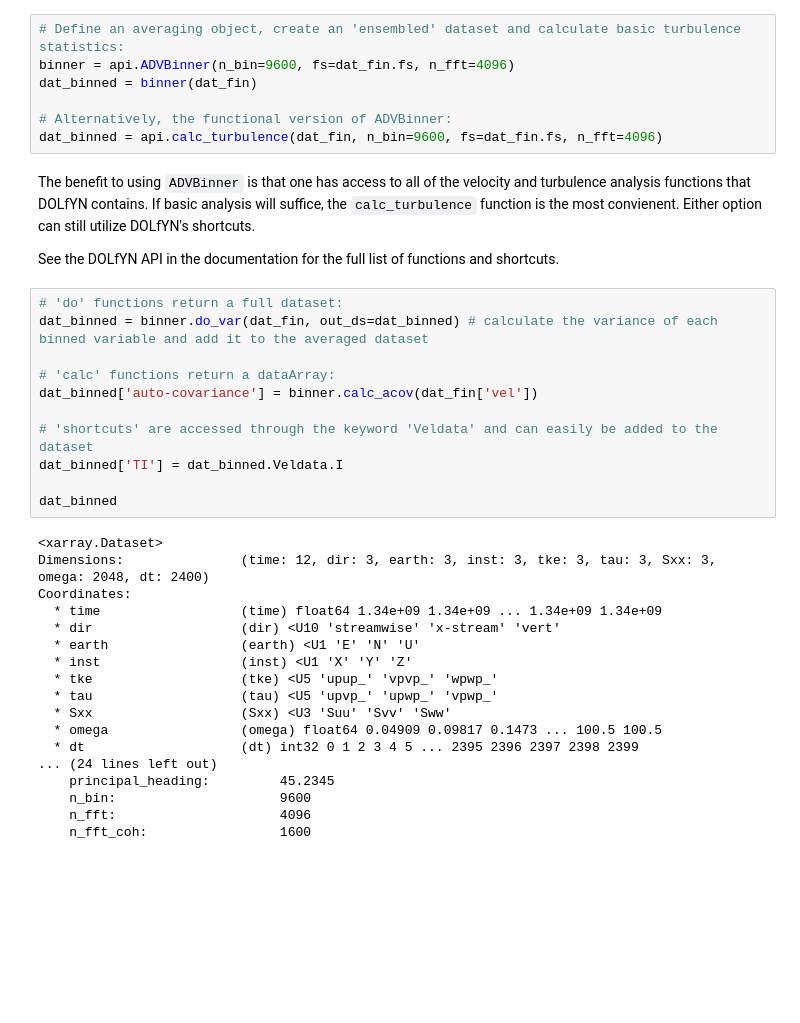
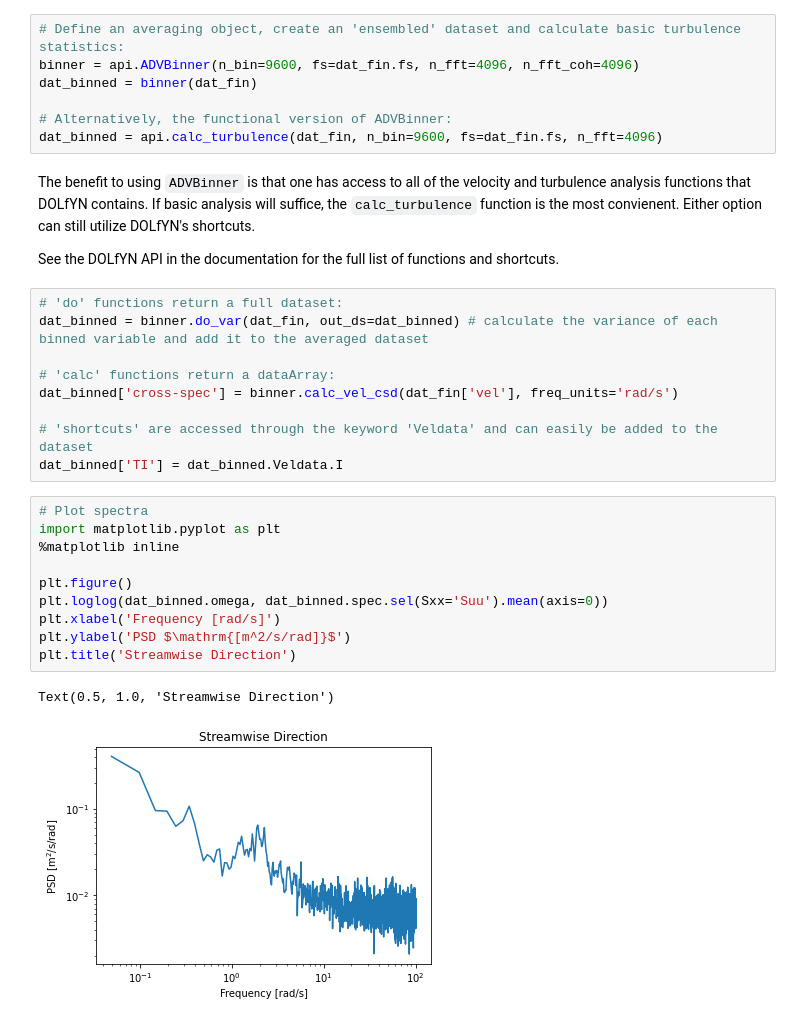
Before and after one commit to lkilcher/dolfyn, a Jupyter notebook: docs/ADV_Example.ipynb, the cells around one changed output. Saved outputs shown, nothing was run; the diff lists cells and outputs as text; blank space fills up the shorter version.

```diff
--- a/docs/ADV_Example.ipynb
+++ b/docs/ADV_Example.ipynb
@@ -86,7 +86,7 @@ dat_fin = dlfn.rotate2(dat_earth, 'principal')
 The next step in ADV analysis is to average the velocity data into time bins (ensembles). There are a couple ways to do this.
 # %%
 # Define an averaging object, create an 'ensembled' dataset and calculate basic turbulence statistics:
-binner = api.ADVBinner(n_bin=9600, fs=dat_fin.fs, n_fft=4096)
+binner = api.ADVBinner(n_bin=9600, fs=dat_fin.fs, n_fft=4096, n_fft_coh=4096)
 dat_binned = binner(dat_fin)
 
 # Alternatively, the functional version of ADVBinner:
@@ -100,27 +100,20 @@ See the DOLfYN API in the documentation for the full list of functions and short
 dat_binned = binner.do_var(dat_fin, out_ds=dat_binned) # calculate the variance of each binned variable and add it to the averaged dataset
 
 # 'calc' functions return a dataArray:
-dat_binned['auto-covariance'] = binner.calc_acov(dat_fin['vel'])
+dat_binned['cross-spec'] = binner.calc_vel_csd(dat_fin['vel'], freq_units='rad/s')
 
 # 'shortcuts' are accessed through the keyword 'Veldata' and can easily be added to the dataset
 dat_binned['TI'] = dat_binned.Veldata.I
-
-dat_binned
-# %% [output]
-<xarray.Dataset>
-Dimensions:               (time: 12, dir: 3, earth: 3, inst: 3, tke: 3, tau: 3, Sxx: 3, omega: 2048, dt: 2400)
-Coordinates:
-  * time                  (time) float64 1.34e+09 1.34e+09 ... 1.34e+09 1.34e+09
-  * dir                   (dir) <U10 'streamwise' 'x-stream' 'vert'
-  * earth                 (earth) <U1 'E' 'N' 'U'
-  * inst                  (inst) <U1 'X' 'Y' 'Z'
-  * tke                   (tke) <U5 'upup_' 'vpvp_' 'wpwp_'
-  * tau                   (tau) <U5 'upvp_' 'upwp_' 'vpwp_'
-  * Sxx                   (Sxx) <U3 'Suu' 'Svv' 'Sww'
-  * omega                 (omega) float64 0.04909 0.09817 0.1473 ... 100.5 100.5
-  * dt                    (dt) int32 0 1 2 3 4 5 ... 2395 2396 2397 2398 2399
-... (24 lines left out)
-    principal_heading:         45.2345
-    n_bin:                     9600
-    n_fft:                     4096
-    n_fft_coh:                 1600
+# %%
+# Plot spectra
+import matplotlib.pyplot as plt
+%matplotlib inline
+
+plt.figure()
+plt.loglog(dat_binned.omega, dat_binned.spec.sel(Sxx='Suu').mean(axis=0))
+plt.xlabel('Frequency [rad/s]')
+plt.ylabel('PSD $\mathrm{[m^2/s/rad]}$')
+plt.title('Streamwise Direction')
+# %% [output]
+Text(0.5, 1.0, 'Streamwise Direction')
+[figure, added]
```
Also changed, not shown: 9 other files.
